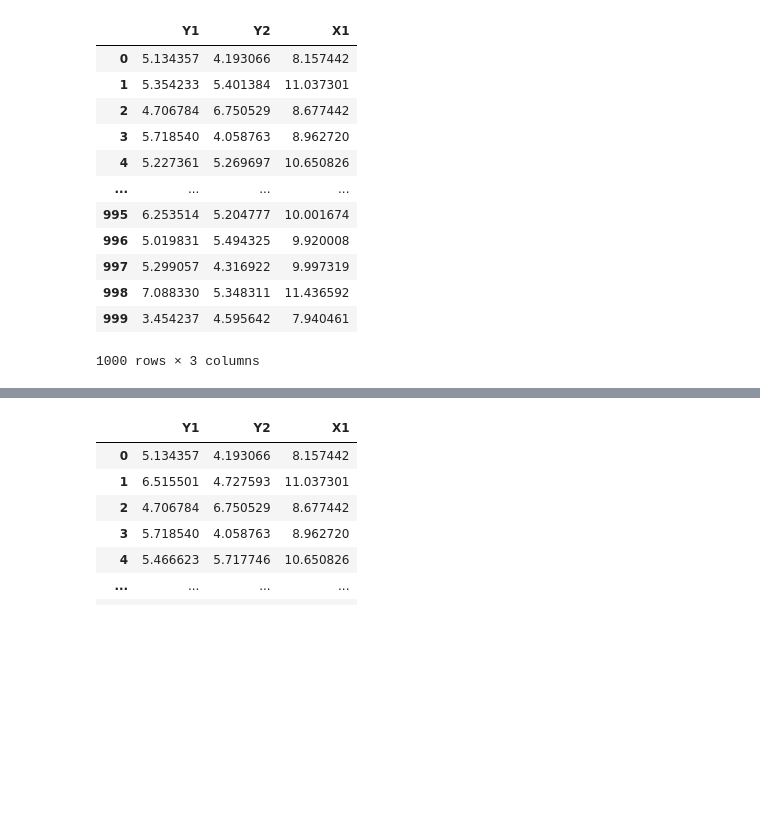
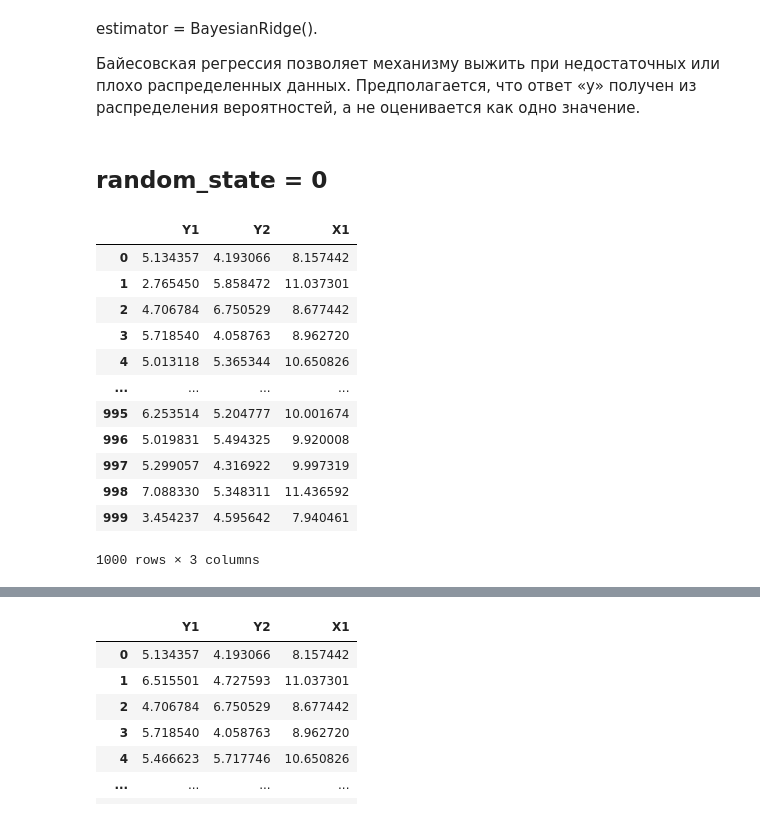
Before and after one commit to annalimm/Imputations, a Jupyter notebook: IterativeImputer_Testing.ipynb, the cells around one changed output, grey strips where cells are left out. Cells and saved outputs as stored; diff of their text form; code cells hidden in the pictures; blank space fills up the shorter version.

Commit message:
dif SP, dif estimators, randFor, RubinRules rial

```diff
--- a/IterativeImputer_Testing.ipynb
+++ b/IterativeImputer_Testing.ipynb
@@ -68,13 +53,19 @@ tmp
+# %% [markdown]
+estimator = BayesianRidge().
+
+Байесовская регрессия позволяет механизму выжить при недостаточных или плохо распределенных данных. Предполагается, что ответ «y» получен из распределения вероятностей, а не оценивается как одно значение.
+# %% [markdown]
+## random_state = 0
 # %%
-imp1 = IterativeImputer(random_state = 0, estimator = BayesianRidge()).fit_transform(tmp)
+imp1 = IterativeImputer(random_state = 0, estimator = BayesianRidge(), sample_posterior=True).fit_transform(tmp)
 pd.DataFrame(imp1, columns = ['Y1','Y2','X1'])
 # %% [output]
 |  | Y1 | Y2 | X1 |
 | 0 | 5.134357 | 4.193066 | 8.157442 |
-| 1 | 5.354233 | 5.401384 | 11.037301 |
+| 1 | 2.765450 | 5.858472 | 11.037301 |
 | 2 | 4.706784 | 6.750529 | 8.677442 |
 | 3 | 5.718540 | 4.058763 | 8.962720 |
-| 4 | 5.227361 | 5.269697 | 10.650826 |
+| 4 | 5.013118 | 5.365344 | 10.650826 |
 | ... | ... | ... | ... |
 | 995 | 6.253514 | 5.204777 | 10.001674 |
 | 996 | 5.019831 | 5.494325 | 9.920008 |
```
Also changed, not shown: parts of 12 cells of this notebook, 1 other file.
